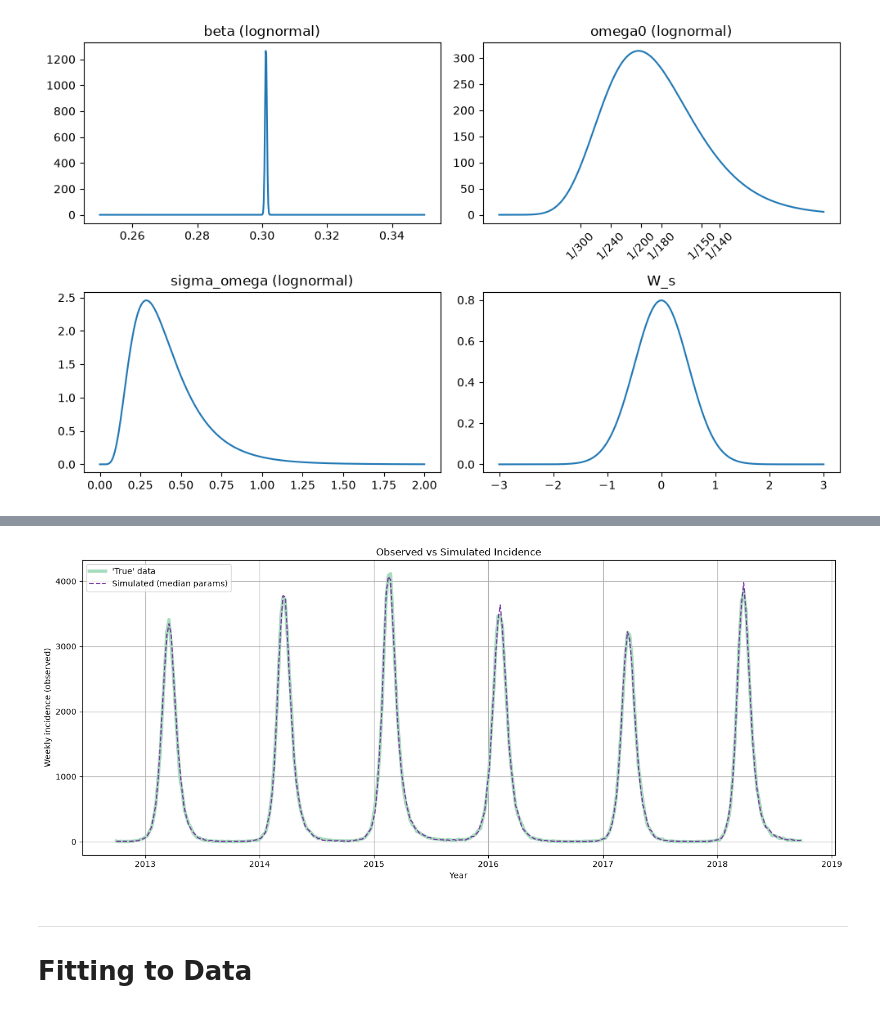
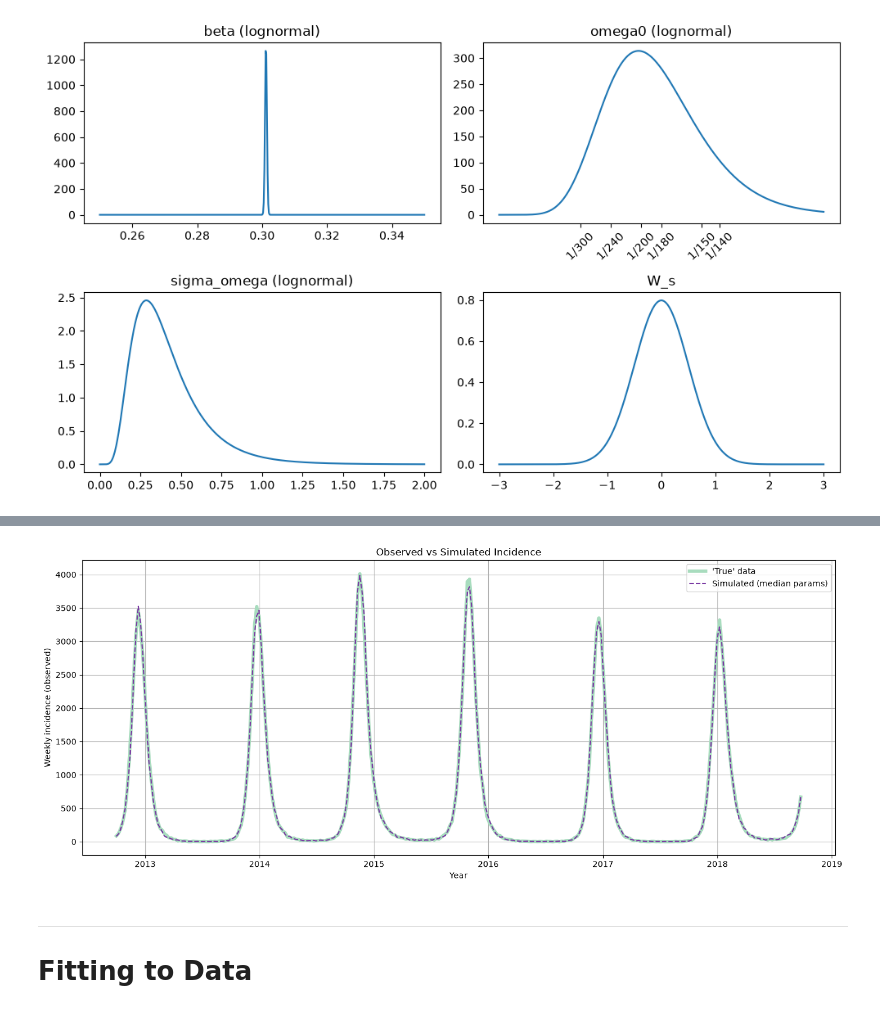
Before and after one commit to e-foster/flu-modelling-nihr, a Jupyter notebook: 02-fixed-beta.ipynb, the cells around one changed output, grey strips where cells are left out. Saved outputs shown, nothing was run; the diff lists cells and outputs as text; code cells hidden in the pictures.

```diff
--- a/02-fixed-beta.ipynb
+++ b/02-fixed-beta.ipynb
@@ -562,7 +562,7 @@ def log_posterior(log_beta, amp, phase, log_omega0, log_sigma_omega, W_s, sigma,
 
     nll = nll_func_pois(log_beta, amp, phase, log_omega_s, sigma, data, state, rate_fn, alpha, burn_in_seasons, season_boundaries)
 
-    log_post = -nll + log_prior(log_beta, log_omega0, log_sigma_omega, W_s)
+    log_post = -nll + log_prior(log_omega0, log_sigma_omega, W_s)
 
     return log_post
 
@@ -679,7 +670,7 @@ def adapt_mh_seirs_one(data, state, log_beta, amp, phase, log_omega0, log_sigma_
 def adapt_mh_seirs_one(data, state, log_beta, amp, phase, log_omega0, log_sigma_omega, W_s, sigma, rate_fn, alpha, burn_in_seasons, season_boundaries, nits):
 
     W_s = np.array(W_s)
-    curr_parms = np.hstack(([log_beta, log_omega0, log_sigma_omega], W_s))
+    curr_parms = np.hstack(([log_omega0, log_sigma_omega], W_s))
 
     d = len(curr_parms)
 
@@ -691,10 +682,9 @@ def adapt_mh_seirs_one(data, state, log_beta, amp, phase, log_omega0, log_sigma_
     log_post_prop_trace = np.zeros(nits)                  # Log-posterior of the proposed parameters at each iteration
     log_accept_ratio_trace = np.zeros(nits)               # Log acceptance ratio for each proposal
     proposal_type_trace = np.empty(nits, dtype=object)    # Records whether each proposal used the base or adaptive covariance
-    proposed_log_sigma_omega = np.zeros(nits)             # Proposed value of log_sigma_omega at each iteration
 
     # Initialise log-posterior
-    log_post_curr = log_posterior(curr_parms[0], amp, phase, curr_parms[1], curr_parms[2], curr_parms[3:], sigma, data, state, rate_fn, alpha, burn_in_seasons, season_boundaries)
+    log_post_curr = log_posterior(log_beta, amp, phase, curr_parms[0], curr_parms[1], curr_parms[2:], sigma, data, state, rate_fn, alpha, burn_in_seasons, season_boundaries)
 
     # MCMC Loop
     for i in range(nits):
@@ -715,7 +705,7 @@ def adapt_mh_seirs_one(data, state, log_beta, amp, phase, log_omega0, log_sigma_
 
         else:
             sigma_n = np.cov(samples[:i].T, ddof=1)
-            adapt_cov = ((2.38/4)**2 / d) * sigma_n
+            adapt_cov = ((2.38/2)**2 / d) * sigma_n
 
             # Mixture proposal
             if np.random.rand() < eta:
@@ -726,11 +716,10 @@ def adapt_mh_seirs_one(data, state, log_beta, amp, phase, log_omega0, log_sigma_
                 proposal_type_trace[i] = "adaptive"
 
             prop = curr_parms + np.random.multivariate_normal(np.zeros(d), prop_cov)
-            proposed_log_sigma_omega[i] = prop[2]
 
 
 # ----- Accept / Reject Step:
-        log_post_prop = log_posterior(prop[0], amp, phase, prop[1], prop[2], prop[3:], sigma, data, state, rate_fn, alpha, burn_in_seasons, season_boundaries)    # log-posterior at proposed values
+        log_post_prop = log_posterior(log_beta, amp, phase, prop[0], prop[1], prop[2:], sigma, data, state, rate_fn, alpha, burn_in_seasons, season_boundaries)    # log-posterior at proposed values
 
         log_acc_ratio = log_post_prop - log_post_curr
 
@@ -757,7 +746,7 @@ def adapt_mh_seirs_one(data, state, log_beta, amp, phase, log_omega0, log_sigma_
                    "log_acceptance_ratio": log_accept_ratio_trace,
                    "proposal_type": proposal_type_trace}
 
-    return samples, accept_flags, diagnostics, proposed_log_sigma_omega
+    return samples, accept_flags, diagnostics
 
 # -----
 # %%
@@ -766,14 +755,14 @@ def adapt_mh_seirs_one(data, state, log_beta, amp, phase, log_omega0, log_sigma_
 # Initial parameter values - slightly adjusted from previous values to try reduce burn-in
 np.random.seed(45)
 
-init_log_beta        = -1.2
+init_log_beta        = np.log(0.3)
 init_log_omega0      = -5.25
 init_log_sigma_omega = -0.5
 init_W_s             = np.zeros(6)
 
-nits = 200000
+nits = 100000
 
-samples, accept_vec, diag, sig = adapt_mh_seirs_one(omega_fake_df, init,
+samples, accept_vec, diag = adapt_mh_seirs_one(omega_fake_df, init,
                                          init_log_beta, amp, phase, init_log_omega0, init_log_sigma_omega, init_W_s,
                                          sigma, my_rate, alpha, burn_in_seasons, season_bounds, nits)
 
@@ -801,9 +790,10 @@ trace_plot(samples, None)
 # %%
 # --- Plots ---
 
-burn_itn = 100000
+burn_itn = 30000
+#burn_itn = 700
 
-samples_burn = big_samp[burn_itn:]
+samples_burn = samples[burn_itn:]
 print(f"Acceptance Rate: {np.mean(accept_vec[burn_itn:]):.3f}")
 
 trace_plot(samples_burn, None)
@@ -943,18 +942,17 @@ W_3                  0.00606         0.01194
 # %%
 # --- Trajectories ---
 
-med_log_beta = med_vals[0]
-med_omega0 = med_vals[1]
-med_log_sigma_omega = med_vals[2]
-med_ws = med_vals[3:]
+med_omega0 = med_vals[0]
+med_log_sigma_omega = med_vals[1]
+med_ws = med_vals[2:]
 
 med_log_omega_s = make_log_omega_s(med_omega0, med_ws, total_seasons, burn_in_seasons)
 
-med_df = sim_seirs(init, med_log_beta, amp, phase, med_log_omega_s, sigma, my_rate, burn_in_seasons, season_bounds)
+med_df = sim_seirs(init, init_log_beta, amp, phase, med_log_omega_s, sigma, my_rate, burn_in_seasons, season_bounds)
 med_df['positive'] = np.random.poisson(med_df["incidence"] * alpha)    # add observation noise
 
-omega_fake_df["date"] = start_date + pd.to_timedelta(omega_fake_df["week"], unit="W")
-med_df["date"]        = start_date + pd.to_timedelta(med_df["week"], unit="W")
+
+med_df["date"]        = omega_fake_df["date"]
 
 
 # --- Plot ---
@@ -967,34 +965,34 @@ ax.plot(
     label="'True' data",
     color='#A8DCBE',
     linewidth=4
 )
 
 # Simulated data
 ax.plot(
     med_df["date"],
     med_df["positive"],
     label="Simulated (median params)",
     color='#7A3AA3',
     linestyle="--",
     alpha = 1
 )
 
 # Formatting
 ax.set_xlabel("Year")
 ax.set_ylabel("Weekly incidence (observed)")
 ax.grid(True)
 
 ax.xaxis.set_major_locator(mdates.YearLocator())
 ax.xaxis.set_major_formatter(mdates.DateFormatter('%Y'))
 
 ax.legend()
 
 plt.title("Observed vs Simulated Incidence")
 plt.tight_layout()
 plt.show()
 start_date = pd.Timestamp.fromisocalendar(2012, 40, 1)
 # %% [output]
-[figure, old version]
+[figure, new version]
 # %% [markdown]
 ---
 # Fitting to Data
```
Also changed, not shown: parts of 17 cells of this notebook, 4 other files.
